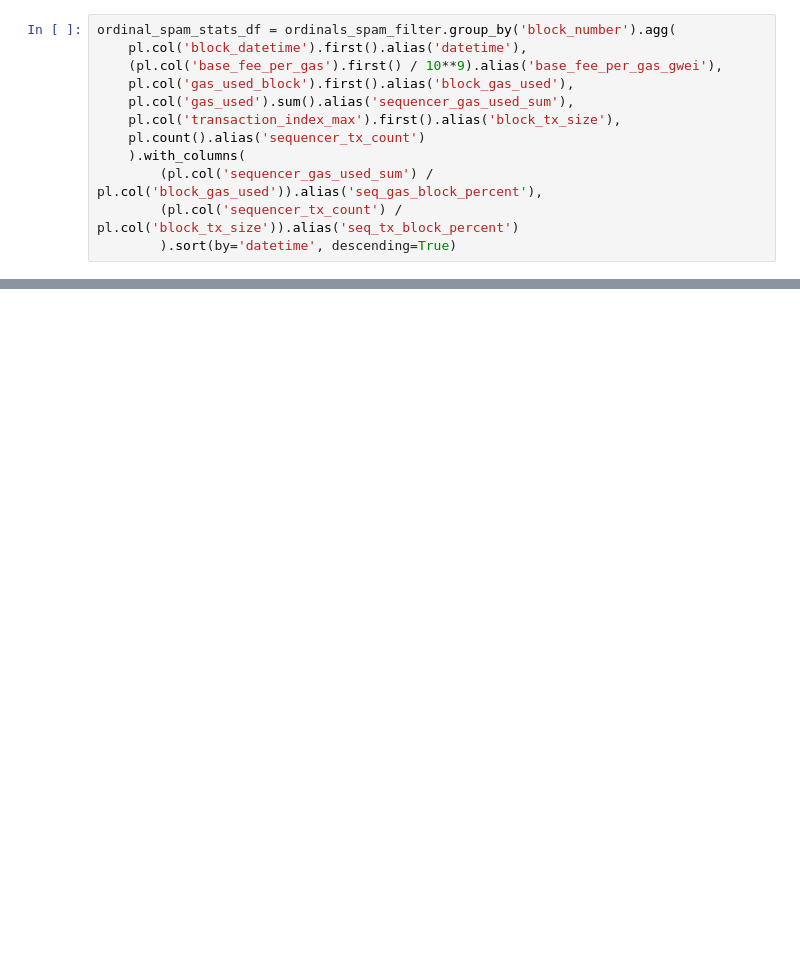
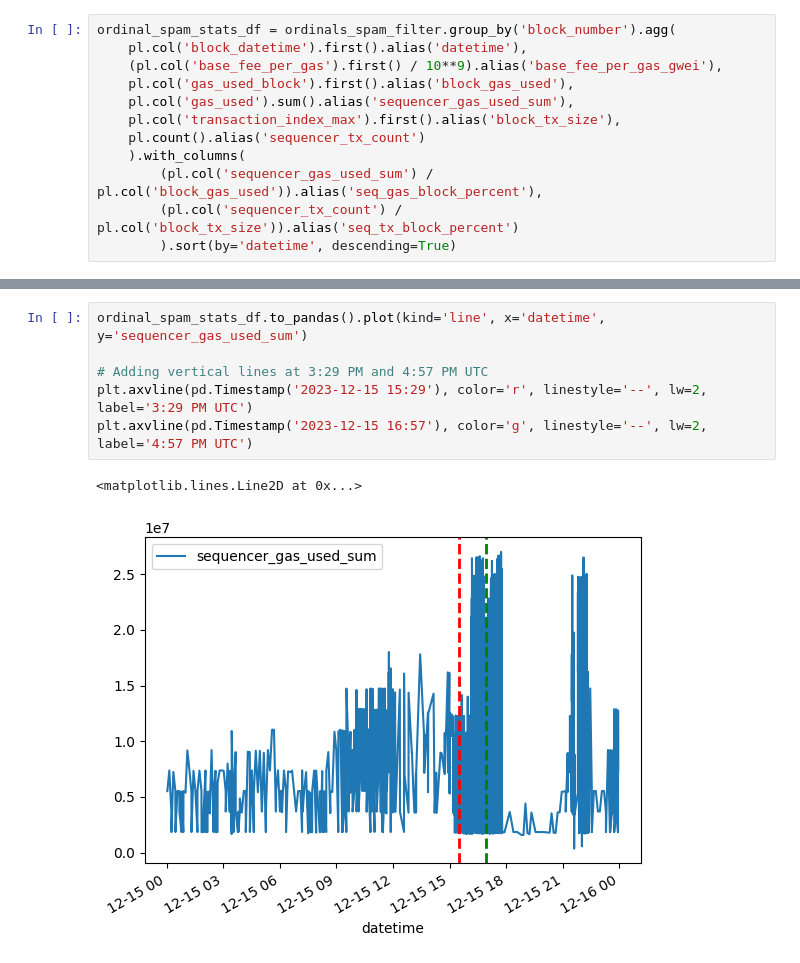
Before and after one commit to Evan-Kim2028/arbitrum_ordinals_spam, a Jupyter notebook: ordinals_spam.ipynb, the cells around one changed output, grey strips where cells are left out. Cells and saved outputs as stored; diff of their text form; blank space fills up the shorter version.

```diff
--- a/ordinals_spam.ipynb
+++ b/ordinals_spam.ipynb
@@ -77,0 +124,9 @@ ordinal_spam_stats_df.to_pandas().plot(kind='line', x='block_number', y='seq_gas
+# %%
+ordinal_spam_stats_df.to_pandas().plot(kind='line', x='datetime', y='sequencer_gas_used_sum')
+
+# Adding vertical lines at 3:29 PM and 4:57 PM UTC
+plt.axvline(pd.Timestamp('2023-12-15 15:29'), color='r', linestyle='--', lw=2, label='3:29 PM UTC')
+plt.axvline(pd.Timestamp('2023-12-15 16:57'), color='g', linestyle='--', lw=2, label='4:57 PM UTC')
+# %% [output]
+<matplotlib.lines.Line2D at 0x...>
+[figure, added]
```
Also changed, not shown: parts of 16 cells of this notebook.
